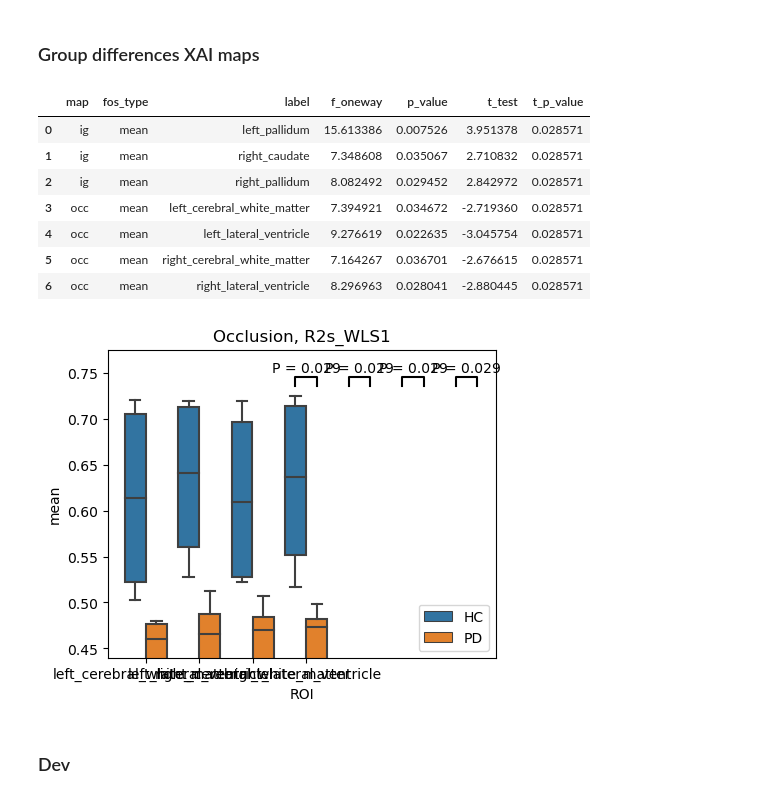
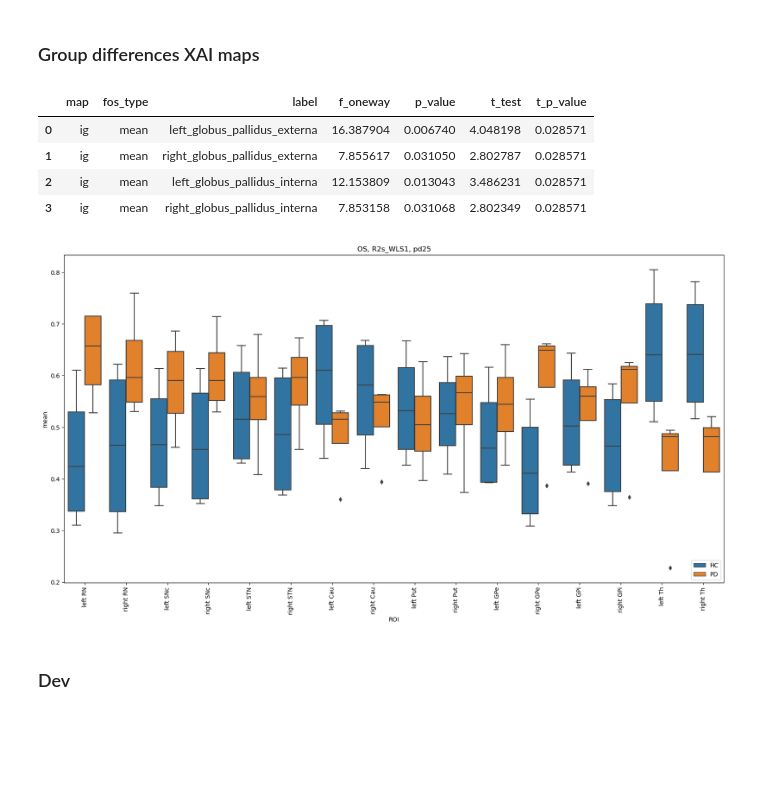
Before and after one commit to alexCortinaU/parkinson_classification, a Jupyter notebook: proc_xai_maps.ipynb, the cells around one changed output. Saved outputs shown, nothing was run; the diff lists cells and outputs as text; code cells hidden in the pictures; blank space fills up the shorter version.

Commit message:
figures and tables for report

```diff
--- a/proc_xai_maps.ipynb
+++ b/proc_xai_maps.ipynb
@@ -466,8 +466,8 @@ pd_subjects = ['sub-003', 'sub-029', 'sub-024', 'sub-049',
 # %%
 maps = ['l1_re_map', 'mse_re_map', 'l2_re_map', 'ssim_re_map']
 atlas_type = 'pd25'
-map_type = 'R2s_WLS1'
-ae_type = 'autoencoder'
+map_type = 'PD_R2scorr'
+ae_type = 'vqvae'
 
 df_path = Path(f'/mrhome/alejandrocu/Documents/parkinson_classification/reconstructions/dfs/statistics_{atlas_type}_{map_type}_{ae_type}_stats.csv')
 if df_path.exists():
@@ -551,7 +551,7 @@ else:
     dfs.label.replace(replace_dict, inplace=True)
 # %%
 # maps = ['l1_re_map', 'mse_re_map', 'l2_re_map', 'ssim_re_map']
-fos_type = 'median'
+fos_type = 'mean'
 test_stats = []
 for map in maps:
     for label in dfs.label.unique():
@@ -1315,7 +1377,7 @@ def min_max_scale(image):
 hc_subjects = ['sub-036', 'sub-030', 'sub-032', 'sub-050']
 pd_subjects = ['sub-041', 'sub-035', 'sub-071', 'sub-015']
 maps = ['ig', 'occ']
-atlas_type = 'synthseg'
+atlas_type = 'pd25'
 map_type = 'R2s_WLS1'
 do_scale = True
 
@@ -1396,13 +1458,10 @@ bestfos.reset_index(drop=True, inplace=True)
 bestfos
 # %% [output]
 |  | map | fos_type | label | f_oneway | p_value | t_test | t_p_value |
-| 0 | ig | mean | left_pallidum | 15.613386 | 0.007526 | 3.951378 | 0.028571 |
-| 1 | ig | mean | right_caudate | 7.348608 | 0.035067 | 2.710832 | 0.028571 |
-| 2 | ig | mean | right_pallidum | 8.082492 | 0.029452 | 2.842972 | 0.028571 |
-| 3 | occ | mean | left_cerebral_white_matter | 7.394921 | 0.034672 | -2.719360 | 0.028571 |
-| 4 | occ | mean | left_lateral_ventricle | 9.276619 | 0.022635 | -3.045754 | 0.028571 |
-| 5 | occ | mean | right_cerebral_white_matter | 7.164267 | 0.036701 | -2.676615 | 0.028571 |
-| 6 | occ | mean | right_lateral_ventricle | 8.296963 | 0.028041 | -2.880445 | 0.028571 |
+| 0 | ig | mean | left_globus_pallidus_externa | 16.387904 | 0.006740 | 4.048198 | 0.028571 |
+| 1 | ig | mean | right_globus_pallidus_externa | 7.855617 | 0.031050 | 2.802787 | 0.028571 |
+| 2 | ig | mean | left_globus_pallidus_interna | 12.153809 | 0.013043 | 3.486231 | 0.028571 |
+| 3 | ig | mean | right_globus_pallidus_interna | 7.853158 | 0.031068 | 2.802349 | 0.028571 |
 # %%
 def rename_labels_for_plot(df, atlas_type: str = 'pd25'):
 
@@ -1464,28 +1523,31 @@ def rename_labels_for_plot(df, atlas_type: str = 'pd25'):
 
         return df
 # %%
-df_to_plot = rename_labels_for_plot(dfs.loc[(dfs.map_type == 'occ') & (dfs.label.isin(bestfos.loc[bestfos.map == 'occ', 'label'].unique())), :], atlas_type) # & (dfs.label.isin(bestfos.label.unique()))  & (dfs.label != 0)
-plt.figure(figsize=(5, 4))
+df_to_plot = rename_labels_for_plot(dfs.loc[(dfs.map_type == 'occ') & (dfs.label != 0) , :] , atlas_type) # & (dfs.label.isin(bestfos.loc[bestfos.map == 'ig', :].label.unique()))  & (dfs.label != 0)
+plt.figure(figsize=(20,10))
 sns.boxplot(x='label', y='mean', hue='group', data=df_to_plot) # & (dfs.label.isin(bestfos.label.unique()))
-# plt.xticks(rotation=45)
-max_mean = df_to_plot.groupby('label')['mean'].max().max()
+# plt.xticks(ticks=[0, 1, 2, 3], labels=['left cerebral \n white matter', 'left lateral \n ventricle', 'right cerebral \n white matter', 'right lateral \n ventricle']) # ,rotation=90
+# plt.xticks(ticks=[0, 1, 2], labels=['left pallidum', 'right caudate', 'right pallidum']) # ,rotation=90
+plt.xticks(rotation=90)
+# max_mean = df_to_plot.groupby('label')['mean'].max().max()
 
-for i, row in bestfos.loc[bestfos.map == 'occ', :].iterrows():
-    # statistical annotation
-    x1, x2 = i-0.2, i+0.2 # columns 'Sat' and 'Sun' (first column: 0, see plt.xticks())
-    y, h, col = max_mean + 0.01, 0.01, 'k'
-    p_value_to_plot = row.t_p_value
-    plt.plot([x1, x1, x2, x2], [y, y+h, y+h, y], lw=1.5, c=col)
-    plt.text((x1+x2)*.5, y+h+0.002, f"P = {p_value_to_plot:.3f}", ha='center', va='bottom', color=col)
-    # break
+# for i, row in bestfos.loc[bestfos.map == 'occ', :].iterrows():
+#     # statistical annotation
+#     i = i-3
+#     x1, x2 = i-0.2, i+0.2 # columns 'Sat' and 'Sun' (first column: 0, see plt.xticks())
+#     y, h, col = max_mean + 0.01, 0.01, 'k'
+#     p_value_to_plot = row.p_value
+#     plt.plot([x1, x1, x2, x2], [y, y+h, y+h, y], lw=1.5, c=col)
+#     plt.text((x1+x2)*.5, y+h+0.002, f"P = {p_value_to_plot:.3f}", ha='center', va='bottom', color=col)
+#     # break
 
-plt.ylim(0.44, max_mean+0.05)
+# plt.ylim(0.3, max_mean+0.05)
 plt.xlabel('ROI')
-plt.title(f'Occlusion, {map_type}')
+plt.title(f'OS, {map_type}, {atlas_type}')
 plt.legend(loc="lower right")
 plt.show()
 # %% [output]
-[figure, old version]
+[figure, new version]
 # %% [markdown]
 ### Dev
 # %%
```
Also changed, not shown: parts of 5 cells of this notebook, 4 other files.
